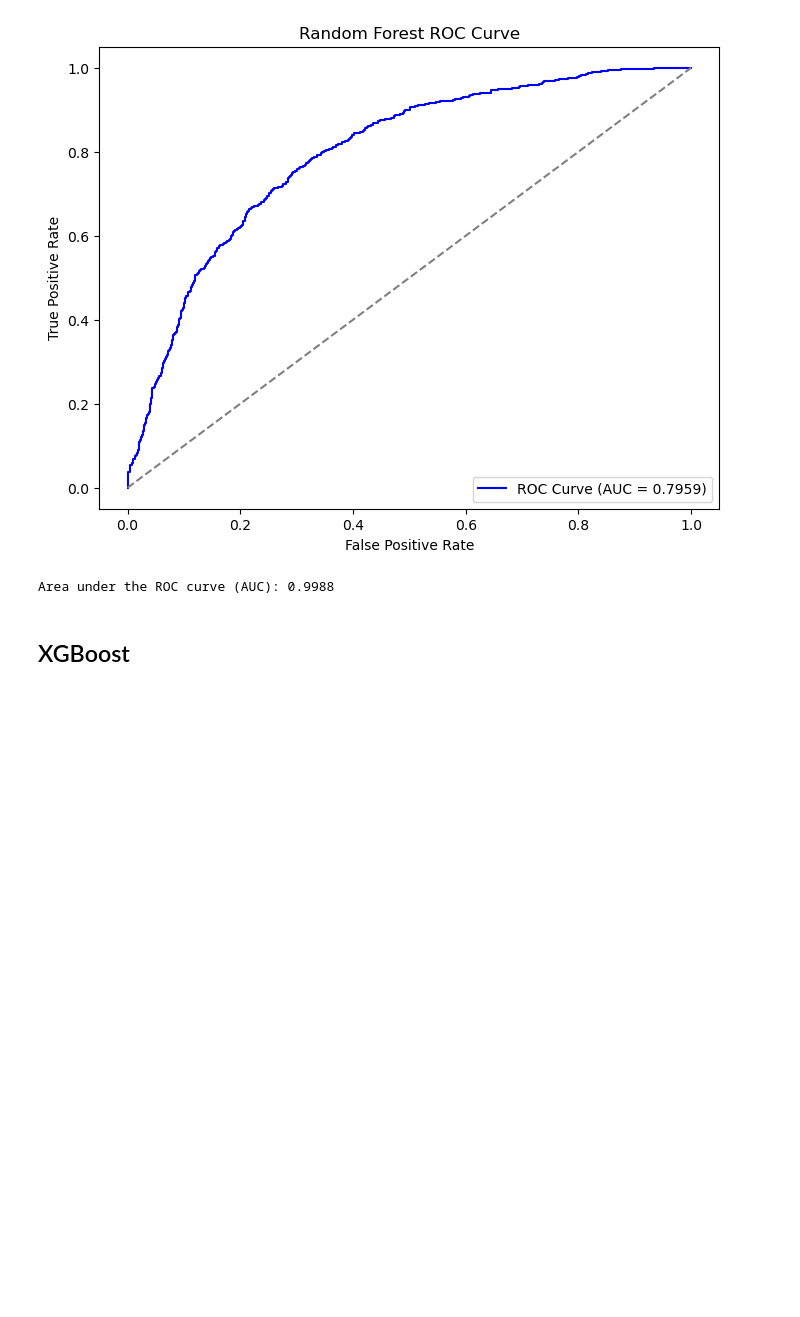
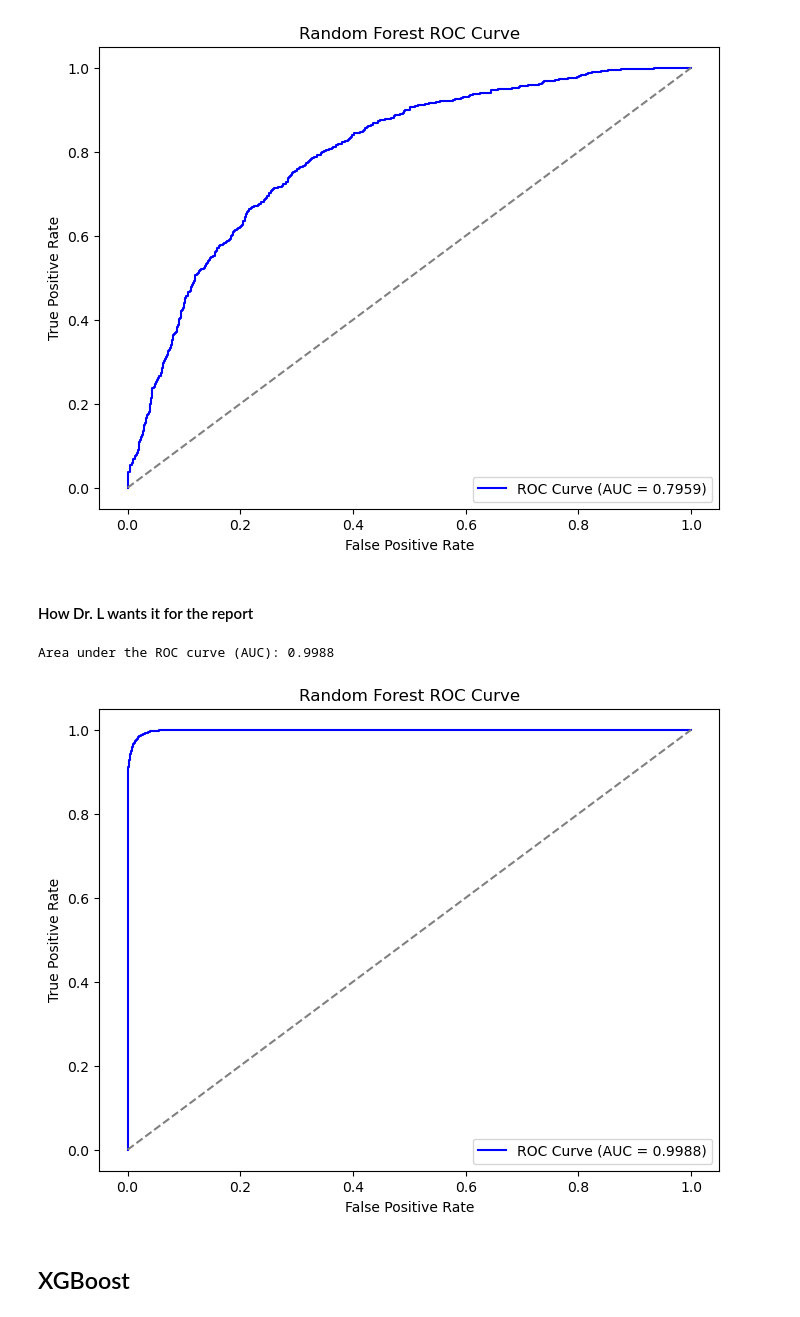
Before and after one commit to SterlingHayden/Machine-Learning-IAA, a Jupyter notebook: HW/HW-02/HW-02.ipynb, the cells around one changed output. Drawn from its saved outputs; the diff is of its cells as text; code cells hidden in the pictures; blank space fills up the shorter version.

Commit message:
fully working. added the ROC on train per report request

```diff
--- a/HW/HW-02/HW-02.ipynb
+++ b/HW/HW-02/HW-02.ipynb
@@ -232,15 +232,30 @@ plt.show()
 # %% [output]
 Area under the ROC curve (AUC): 0.7959
 [figure]
+# %% [markdown]
+#### How Dr. L wants it for the report
 # %%
 #probabilities for the positive class on the test set
 y_pred_proba = best_rf.predict_proba(X_train)[:, 1]  # Get probabilities for class 1
 
 #AUC score using the test labels
 auc_score = roc_auc_score(y_train, y_pred_proba)
 print(f"Area under the ROC curve (AUC): {auc_score:.4f}")
+
+#calculate the ROC curve using test labels and predicted probabilities
+fpr, tpr, thresholds = roc_curve(y_train, y_pred_proba)
+
+plt.figure(figsize=(8, 6))
+plt.plot(fpr, tpr, color='blue', label=f'ROC Curve (AUC = {auc_score:.4f})')
+plt.plot([0, 1], [0, 1], color='gray', linestyle='--')  # Diagonal line for random guessing
+plt.xlabel('False Positive Rate')
+plt.ylabel('True Positive Rate')
+plt.title('Random Forest ROC Curve')
+plt.legend(loc="lower right")
+plt.show()
 # %% [output]
 Area under the ROC curve (AUC): 0.9988
+[figure, added]
 # %% [markdown]
 ## XGBoost
 # %% [markdown]
```
Also changed, not shown: parts of 2 cells of this notebook.
